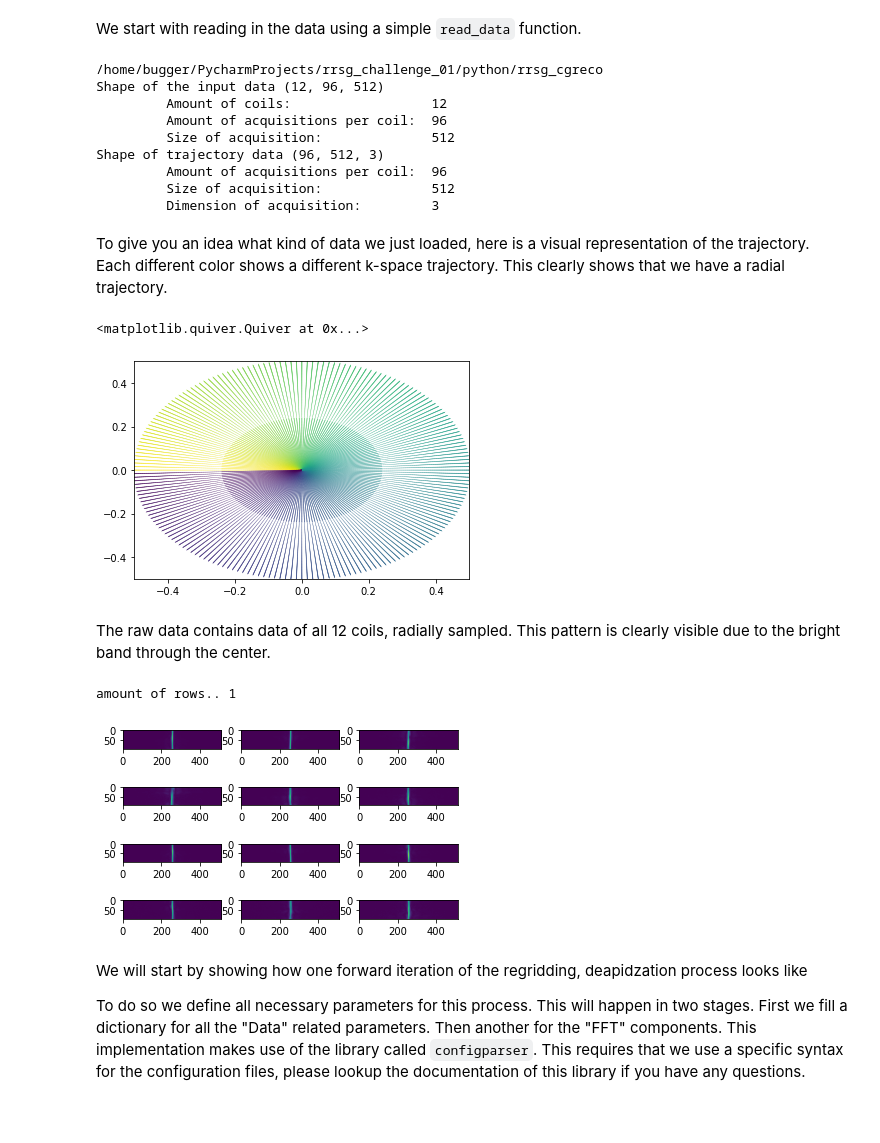
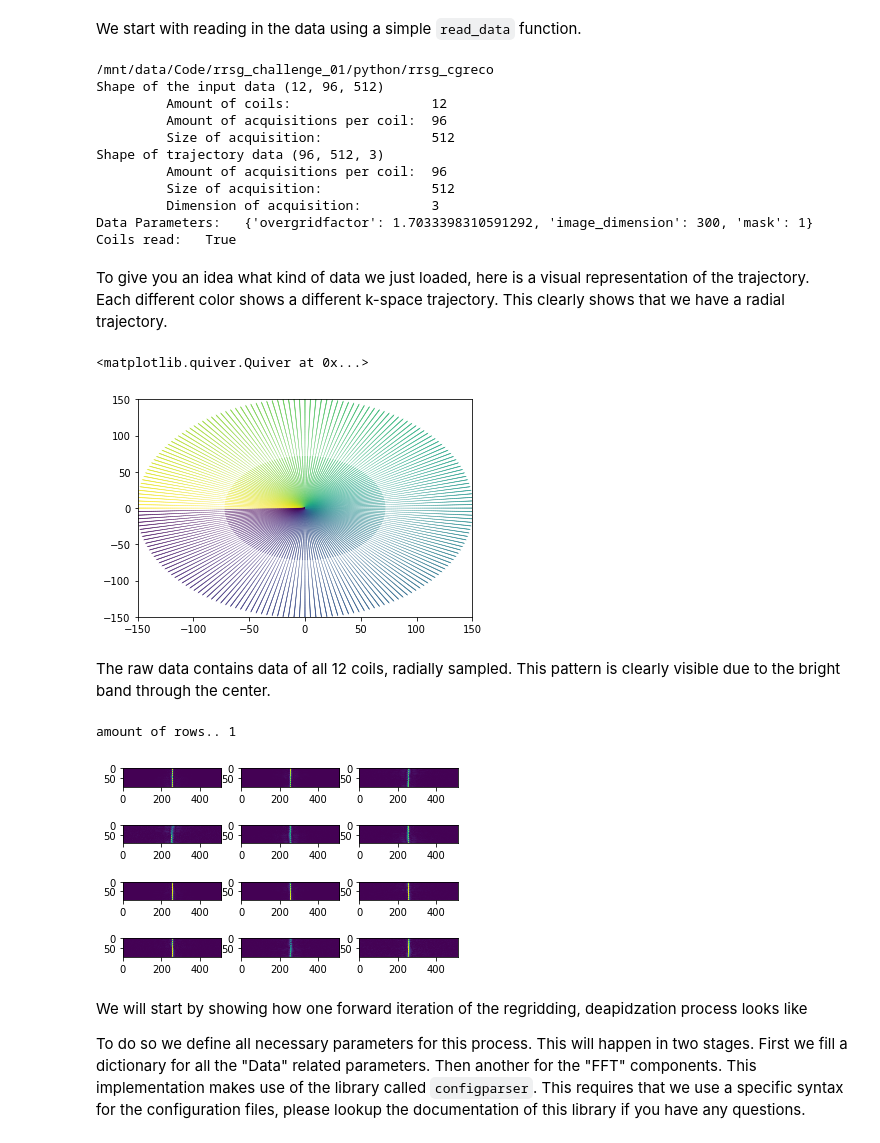
Before and after one commit to ISMRM/rrsg_challenge_01, a Jupyter notebook: python/rrsg_cgreco/step_by_step_recon.ipynb, the cells around one changed output. Saved outputs shown, nothing was run; the diff lists cells and outputs as text; code cells hidden in the pictures; blank space fills up the shorter version.

```diff
--- a/python/rrsg_cgreco/step_by_step_recon.ipynb
+++ b/python/rrsg_cgreco/step_by_step_recon.ipynb
@@ -70,12 +71,12 @@ Let's begin!
 We start with reading in the data using a simple `read_data` function.
 # %%
 path = '../../data/rawdata_brain_radial_96proj_12ch.h5'
-import os
 print(os.getcwd())
 undersampling_factor = 1
 
 # This gives us normalized trajectory over range -0.5 .. 0.5
-rawdata, trajectory, noise_scan = recon.read_data(pathtofile=path, undersampling_factor=undersampling_factor)
+rawdata, trajectory, noise_scan, data_par, coils = recon.read_data(
+    pathtofile=path, undersampling_factor=undersampling_factor)
 
 print(f'Shape of the input data {rawdata.shape}')
 print(f'\t Amount of coils: \t\t   {rawdata.shape[0]}')
@@ -85,8 +86,10 @@ print(f'Shape of trajectory data {trajectory.shape}')
 print(f'\t Amount of acquisitions per coil:  {trajectory.shape[0]}')
 print(f'\t Size of acquisition: \t\t   {trajectory.shape[1]}')
 print(f'\t Dimension of acquisition: \t   {trajectory.shape[2]}')
+print(f'Data Parameters:   {data_par}')
+print(f'Coils read:   {coils is not None}')
 # %% [output]
-/home/bugger/PycharmProjects/rrsg_challenge_01/python/rrsg_cgreco
+/mnt/data/Code/rrsg_challenge_01/python/rrsg_cgreco
 Shape of the input data (12, 96, 512)
          Amount of coils:                  12
          Amount of acquisitions per coil:  96
@@ -95,28 +98,30 @@ Shape of trajectory data (96, 512, 3)
          Amount of acquisitions per coil:  96
          Size of acquisition:              512
          Dimension of acquisition:         3
+Data Parameters:   {'overgridfactor': 1.7033398310591292, 'image_dimension': 300, 'mask': 1}
+Coils read:   True
 # %% [markdown]
 To give you an idea what kind of data we just loaded, here is a visual representation of the trajectory.
 Each different color shows a different k-space trajectory. This clearly shows that we have a radial trajectory.
 # %%
 # Quiver plot of the trajectory. We only use the x, and y component now.
 fig, ax = plt.subplots()
-ax.set_xlim(-0.5, 0.5)
-ax.set_ylim((-0.5, 0.5))
+ax.set_xlim(-data_par["image_dimension"]/2, data_par["image_dimension"]/2)
+ax.set_ylim((-data_par["image_dimension"]/2, data_par["image_dimension"]/2))
 U = X = trajectory[:, :, 0]
 V = Y = trajectory[:, :, 1]
 C = np.arctan2(Y, X)
 ax.quiver(X, Y, U, V, C)
 # %% [output]
 <matplotlib.quiver.Quiver at 0x...>
-[figure, old version]
+[figure, new version]
 # %% [markdown]
 The raw data contains data of all 12 coils, radially sampled. This pattern is clearly visible due to the bright band through the center.
 # %%
 plot_sequence(rawdata[np.newaxis], augm='np.abs');
 # %% [output]
 amount of rows.. 1
-[figure, old version]
+[figure, new version]
 # %% [markdown]
 We will start by showing how one forward iteration of the regridding, deapidzation process looks like
 
```
Also changed, not shown: parts of 13 cells of this notebook, 3 other files.
